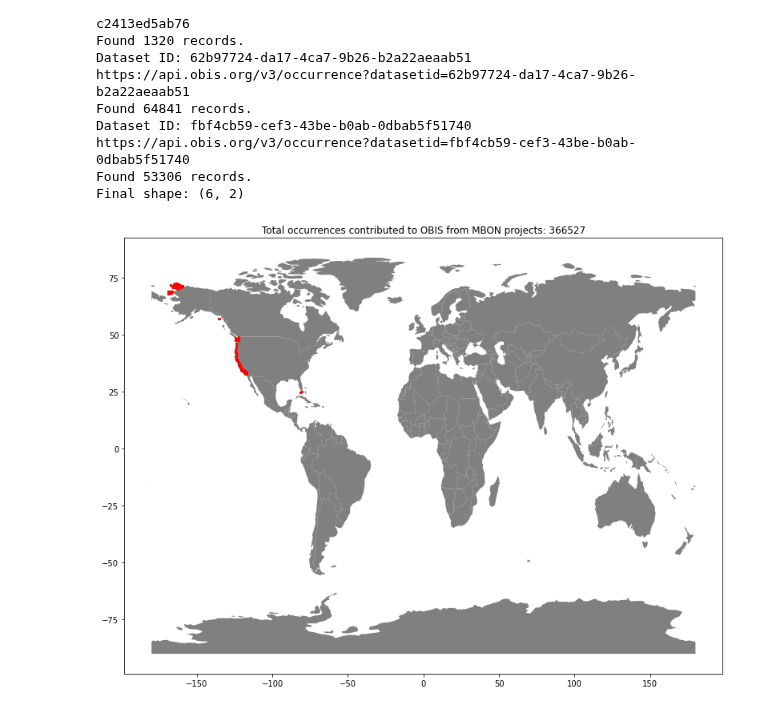
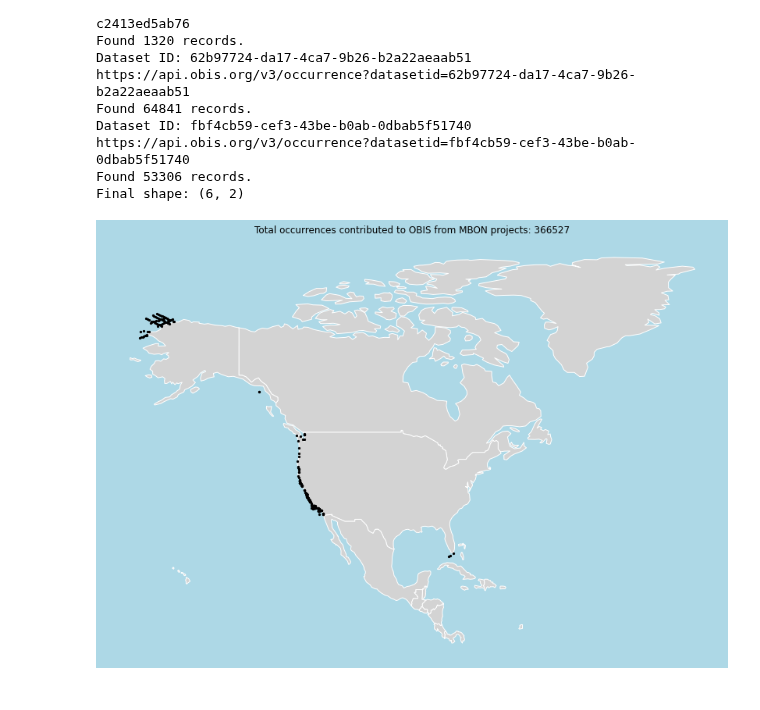
Before and after one commit to MathewBiddle/sandbox, a Jupyter notebook: notebooks/MBON_occurrences_in_OBIS.ipynb, the cells around one changed output. Saved outputs shown, nothing was run; the diff lists cells and outputs as text; code cells hidden in the pictures.

```diff
--- a/notebooks/MBON_occurrences_in_OBIS.ipynb
+++ b/notebooks/MBON_occurrences_in_OBIS.ipynb
@@ -159,17 +159,22 @@ Final shape: (6, 2)
 # %%
 import matplotlib.pyplot as plt
 
-fig, ax = plt.subplots(figsize=(20,10))
+fig, ax = plt.subplots(figsize=(20,10), facecolor='lightblue')
+
+location_data = location_data.to_crs("epsg:4326")
+location_data.plot(ax=ax, markersize=5, color='black', zorder=10)
 
 world = gpd.read_file(geopandas.datasets.get_path('naturalearth_lowres'))
 
-world.plot(ax=ax, color='grey')
+world = world.to_crs(location_data.crs)
+
+world.loc[world['continent'] == 'North America'].plot(ax=ax, color='lightgrey', edgecolor='white', zorder=1)
 
 # Need to provide "zorder" to ensure the points are plotted above the polygons
-location_data.plot(ax=ax, markersize=5, color='red', zorder=10)
+
 
 plt.title("Total occurrences contributed to OBIS from MBON projects: %i" % cumulative_size )
-
+ax.set_axis_off();
 plt.show()
 # %% [output]
-[figure, old version]
+[figure, new version]
```
